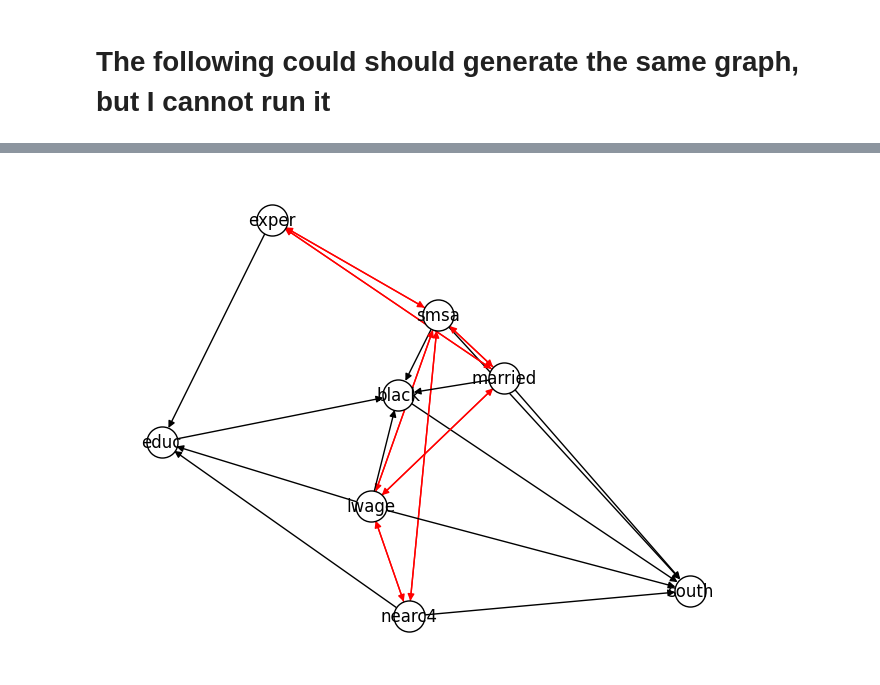
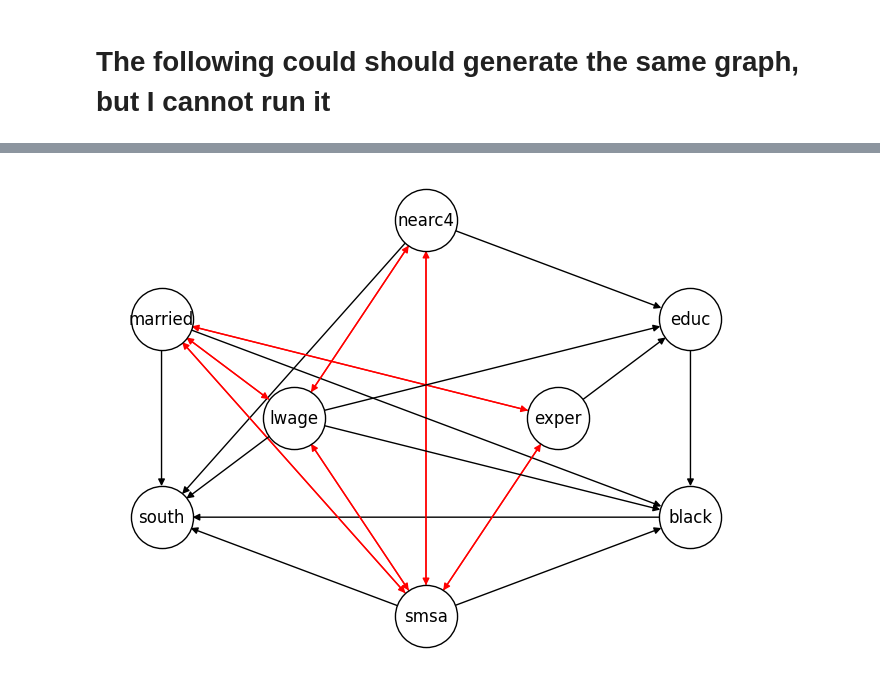
Before and after one commit to FemkeBakker/ProjectCausalDataScience, a Jupyter notebook: GES.ipynb, the cells around one changed output, grey strips where cells are left out. Cells and saved outputs as stored; diff of their text form; code cells hidden in the pictures.

```diff
--- a/GES.ipynb
+++ b/GES.ipynb
@@ -13,16 +10,0 @@ No GPU automatically detected. Setting SETTINGS.GPU to 0, and SETTINGS.NJOBS to
-# %%
-def get_positions(input_df):
-    x =  [0, 1, 1, 0, -1, -1, 0.5, -0.5]
-    y =  [1, 0.5, -0.5, -1, -0.5, 0.5, 0, 0]
-    x = [i*4 for i in x]
-    y = [i*4 for i in y]
-
-    pos = dict()
-    for i in range(len(input_df.columns)):
-        node = list(input_df.columns.values)[i]
-        pos[node] = (x[i], y[i])
-
-    return pos
-
-pos = get_positions(df)
-print(pos)
@@ -169,9 +148,10 @@ Set the environment variable OUTDATED_IGNORE=1 to disable these warnings.
 # %%
 cdt_gres_graph = cdt.causality.graph.GES(score='obs').predict(df)
 colors = ['red'  if (y,x) in cdt_gres_graph.edges() else 'black' for (x,y) in cdt_gres_graph.edges()]
-nx.draw(cdt_gres_graph, with_labels=True, node_size=500, node_color='w', edgecolors ='black', edge_color=colors)
+nx.draw(cdt_gres_graph, with_labels=True, node_size=2000, node_color='w', edgecolors ='black', edge_color=colors, pos=pos)
+# nx.write_gml(cdt_gres_graph, f"graph_files/cdt_gres_graph.gml")
 # %% [output]
-[figure, old version]
+[figure, new version]
 # %%
 # nx.write_gml(cdt_gres_graph, "cdt_gres_graph.gml")
 cdt_gres_graph= nx.read_gml("cdt_gres_graph.gml")
```
Also changed, not shown: parts of 5 cells of this notebook, 5 other files.
